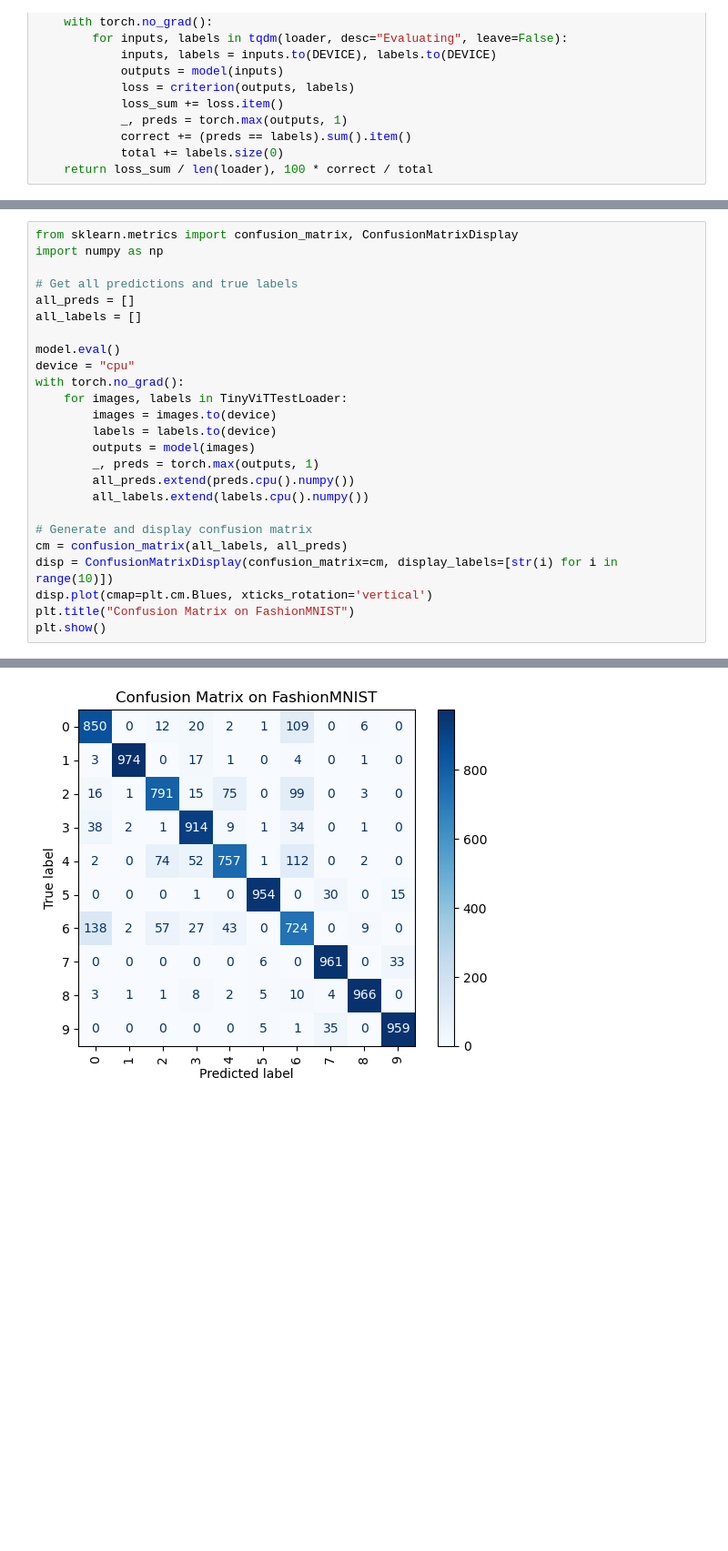
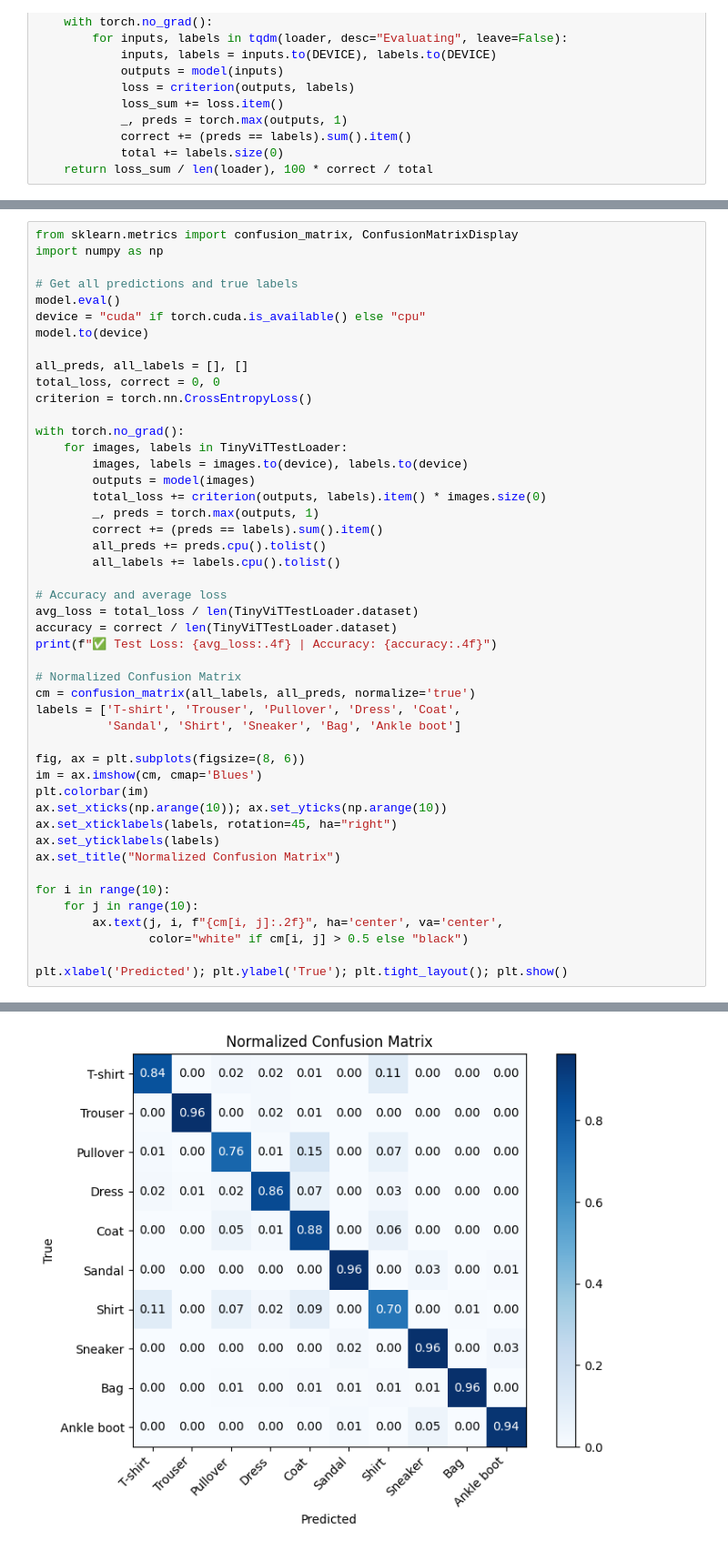
Before and after one commit to ksantoso2/nn, a Jupyter notebook: ViT/Tiny_ViT.ipynb, the cells around one changed output, grey strips where cells are left out. Shown at 91% size. Drawn from its saved outputs; the diff is of its cells as text; blank space fills up the shorter version.

```diff
--- a/ViT/Tiny_ViT.ipynb
+++ b/ViT/Tiny_ViT.ipynb
@@ -202,24 +212,46 @@ from sklearn.metrics import confusion_matrix, ConfusionMatrixDisplay
 import numpy as np
 
 # Get all predictions and true labels
-all_preds = []
-all_labels = []
+model.eval()
+device = "cuda" if torch.cuda.is_available() else "cpu"
+model.to(device)
 
-model.eval()
-device = "cpu"
+all_preds, all_labels = [], []
+total_loss, correct = 0, 0
+criterion = torch.nn.CrossEntropyLoss()
+
 with torch.no_grad():
     for images, labels in TinyViTTestLoader:
-        images = images.to(device)
-        labels = labels.to(device)
+        images, labels = images.to(device), labels.to(device)
         outputs = model(images)
+        total_loss += criterion(outputs, labels).item() * images.size(0)
         _, preds = torch.max(outputs, 1)
-        all_preds.extend(preds.cpu().numpy())
-        all_labels.extend(labels.cpu().numpy())
+        correct += (preds == labels).sum().item()
+        all_preds += preds.cpu().tolist()
+        all_labels += labels.cpu().tolist()
 
-# Generate and display confusion matrix
-cm = confusion_matrix(all_labels, all_preds)
-disp = ConfusionMatrixDisplay(confusion_matrix=cm, display_labels=[str(i) for i in range(10)])
-disp.plot(cmap=plt.cm.Blues, xticks_rotation='vertical')
-plt.title("Confusion Matrix on FashionMNIST")
-plt.show()
+# Accuracy and average loss
+avg_loss = total_loss / len(TinyViTTestLoader.dataset)
+accuracy = correct / len(TinyViTTestLoader.dataset)
+print(f"✅ Test Loss: {avg_loss:.4f} | Accuracy: {accuracy:.4f}")
+
+# Normalized Confusion Matrix
+cm = confusion_matrix(all_labels, all_preds, normalize='true')
+labels = ['T-shirt', 'Trouser', 'Pullover', 'Dress', 'Coat',
+          'Sandal', 'Shirt', 'Sneaker', 'Bag', 'Ankle boot']
+
+fig, ax = plt.subplots(figsize=(8, 6))
+im = ax.imshow(cm, cmap='Blues')
+plt.colorbar(im)
+ax.set_xticks(np.arange(10)); ax.set_yticks(np.arange(10))
+ax.set_xticklabels(labels, rotation=45, ha="right")
+ax.set_yticklabels(labels)
+ax.set_title("Normalized Confusion Matrix")
+
+for i in range(10):
+    for j in range(10):
+        ax.text(j, i, f"{cm[i, j]:.2f}", ha='center', va='center',
+                color="white" if cm[i, j] > 0.5 else "black")
+
+plt.xlabel('Predicted'); plt.ylabel('True'); plt.tight_layout(); plt.show()
 # %% [output]
@@ -226 +259 @@ plt.show()
-[figure, old version]
+[figure, new version]
```
Also changed, not shown: parts of 5 cells of this notebook, 11 other files.
